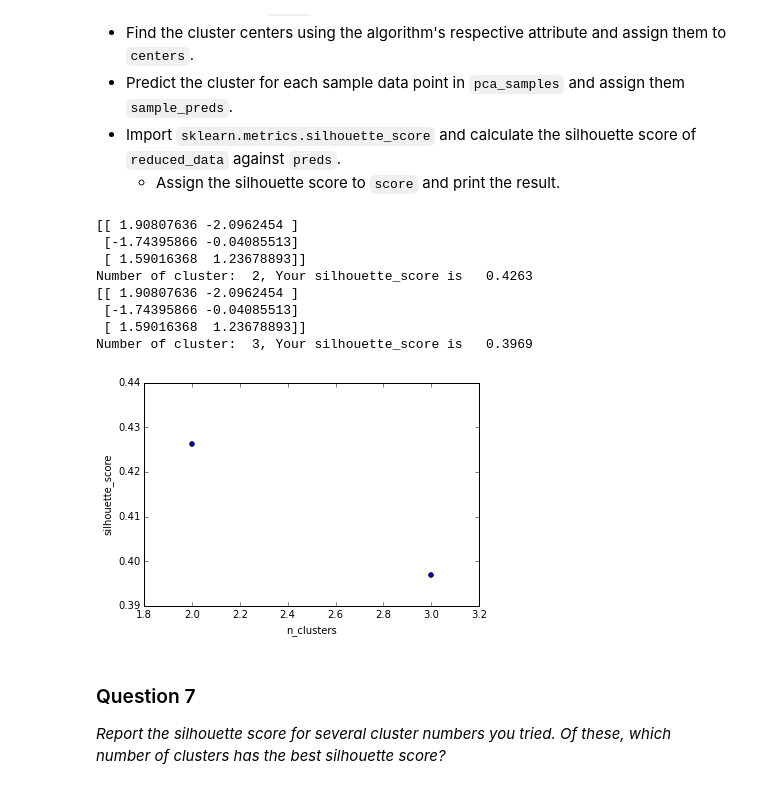
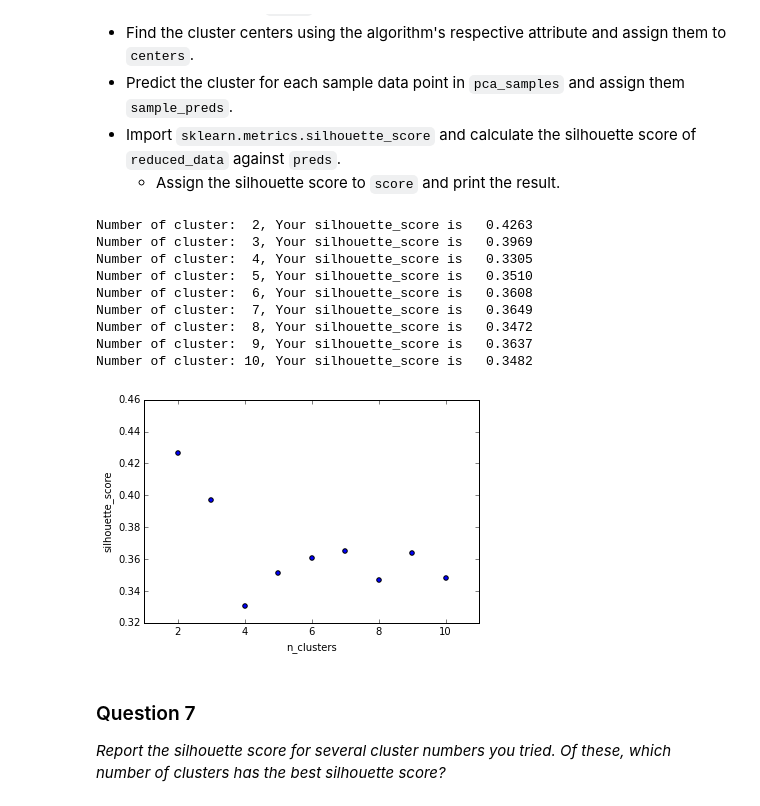
Before and after one commit to snowdj/MLND_customer_segments, a Jupyter notebook: customer_segments.ipynb, the cells around one changed output. Drawn from its saved outputs; the diff is of its cells as text; code cells hidden in the pictures.

```diff
--- a/customer_segments.ipynb
+++ b/customer_segments.ipynb
@@ -421,42 +421,43 @@ In the code block below, you will need to implement the following:
 # %%
 from sklearn.cluster import KMeans
 from sklearn.metrics import silhouette_score
 import matplotlib.pyplot as plt
 
 def kmeans_silhouette_score(num_of_clusters):
     # TODO: Apply your clustering algorithm of choice to the reduced data
     clusterer = KMeans(n_clusters=num_of_clusters, random_state=123).fit(reduced_data)
 
     # TODO: Predict the cluster for each data point
     preds = clusterer.predict(reduced_data)
 
     # TODO: Find the cluster centers
     centers = clusterer.cluster_centers_
 
     # TODO: Predict the cluster for each transformed sample data point
     sample_preds = clusterer.predict(pca_samples)
 
     # TODO: Calculate the mean silhouette coefficient for the number of clusters chosen
     score = silhouette_score(reduced_data, preds)
-    return score, preds, centers
+    return score, preds, sample_preds, centers
 
-for num_of_clusters in range(2,4):
-    score, _, _  = kmeans_silhouette_score(num_of_clusters)
+for num_of_clusters in range(2,11):
+    score, _, _, _  = kmeans_silhouette_score(num_of_clusters)
     print "Number of cluster: {:2.0f}, Your silhouette_score is {:8.4f}".format(num_of_clusters, score)
     plt.scatter(num_of_clusters, score)
 plt.xlabel('n_clusters')
 plt.ylabel('silhouette_score')
 plt.show()
 # %% [output]
-[[ 1.90807636 -2.0962454 ]
- [-1.74395866 -0.04085513]
- [ 1.59016368  1.23678893]]
 Number of cluster:  2, Your silhouette_score is   0.4263
-[[ 1.90807636 -2.0962454 ]
- [-1.74395866 -0.04085513]
- [ 1.59016368  1.23678893]]
 Number of cluster:  3, Your silhouette_score is   0.3969
+Number of cluster:  4, Your silhouette_score is   0.3305
+Number of cluster:  5, Your silhouette_score is   0.3510
+Number of cluster:  6, Your silhouette_score is   0.3608
+Number of cluster:  7, Your silhouette_score is   0.3649
+Number of cluster:  8, Your silhouette_score is   0.3472
+Number of cluster:  9, Your silhouette_score is   0.3637
+Number of cluster: 10, Your silhouette_score is   0.3482
-[figure, old version]
+[figure, new version]
 # %% [markdown]
 ### Question 7
 *Report the silhouette score for several cluster numbers you tried. Of these, which number of clusters has the best silhouette score?*
```
Also changed, not shown: parts of 5 cells of this notebook.
